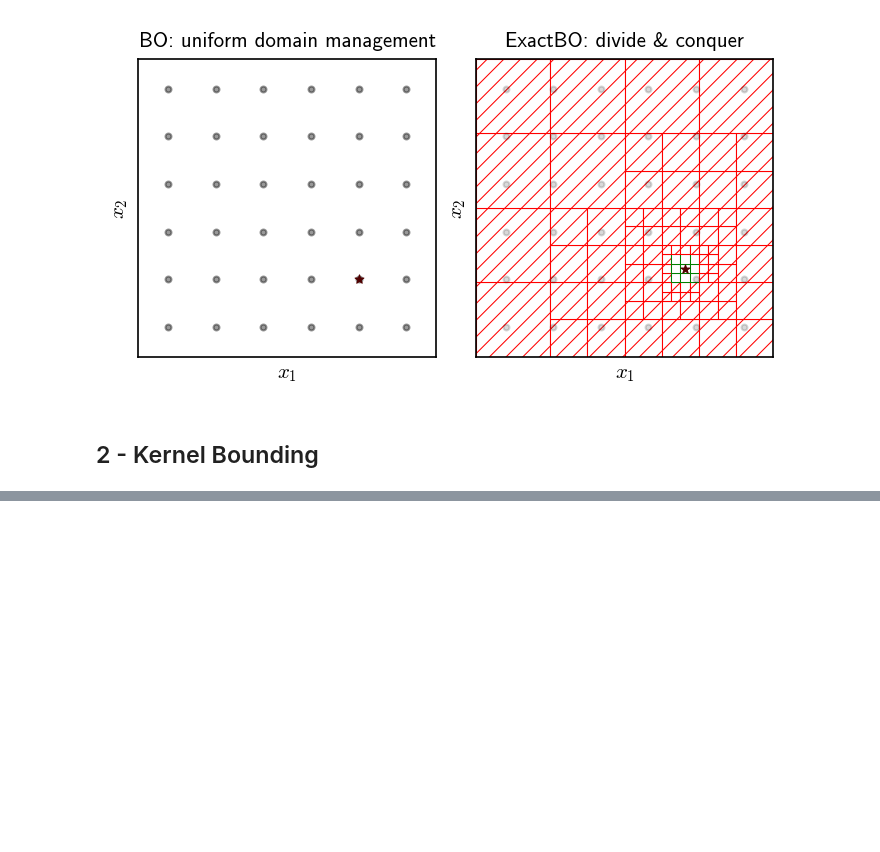
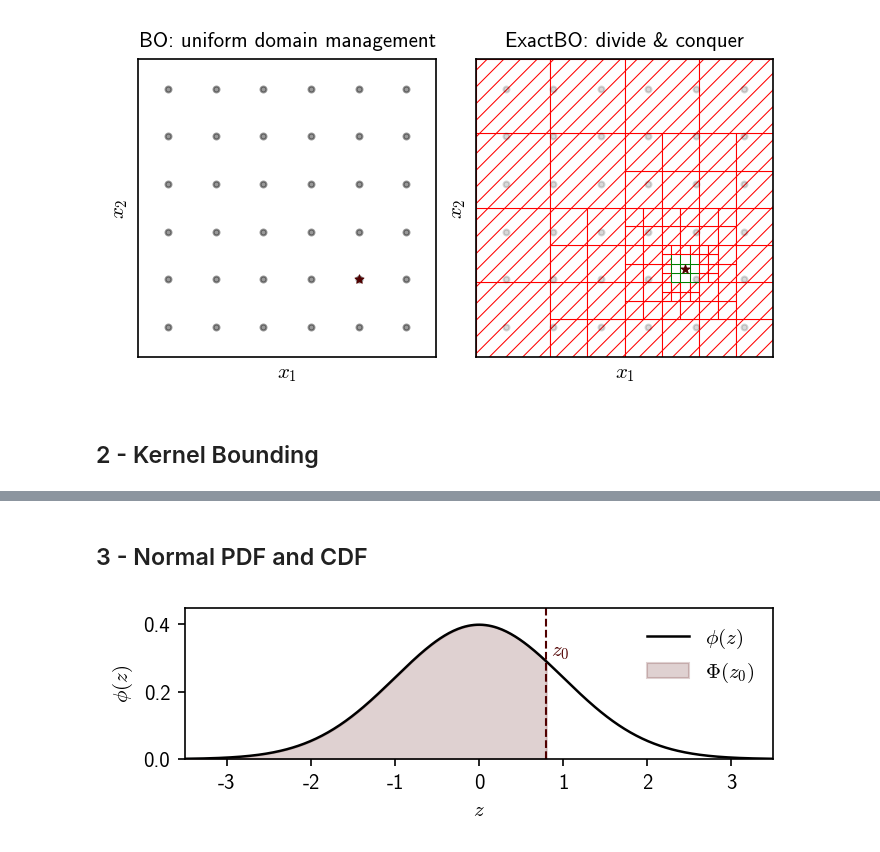
Before and after one commit to juanesfco/tamubo, a Jupyter notebook: development/exactBO_presentation.ipynb, the cells around one changed output, grey strips where cells are left out. Drawn from its saved outputs; the diff is of its cells as text; code cells hidden in the pictures; blank space fills up the shorter version.

```diff
--- a/development/exactBO_presentation.ipynb
+++ b/development/exactBO_presentation.ipynb
@@ -194,0 +200,56 @@ plt.show()
+# %% [markdown]
+## 3 - Normal PDF and CDF
+# %%
+import numpy as np
+import matplotlib as mpl
+import matplotlib.pyplot as plt
+from math import erf, sqrt
+
+# Same typography/style as previous cells
+mpl.rcParams.update({
+    "figure.dpi": 150,
+    "savefig.dpi": 300,
+    "font.size": 10,
+    "font.family": "sans-serif",
+    "font.sans-serif": ["Computer Modern Sans Serif", "CMU Sans Serif", "CMU Sans", "cmss10", "cmss"],
+    "mathtext.fontset": "cm",
+    "mathtext.rm": "cm",
+    "mathtext.sf": "cmss",
+    "axes.unicode_minus": False,
+})
+
+aggiemaroon = np.array([[80/255, 0, 0]])
+
+def phi(z):
+    return 1 / np.sqrt(2 * np.pi) * np.exp(-0.5 * z**2)
+
+def Phi(z):
+    return 0.5 * (1 + erf(z / sqrt(2)))
+
+z = np.linspace(-3.5, 3.5, 400)
+z0 = 0.8  # pick any example cutoff
+
+fig, ax = plt.subplots(figsize=(4.5, 1.5), constrained_layout=True)
+ax.plot(z, phi(z), color="black", lw=1.2, label=r"$\phi(z)$")
+
+# shade Φ(z0)
+mask = z <= z0
+ax.fill_between(z[mask], phi(z)[mask], color=aggiemaroon[0], alpha=0.18,
+                label=rf"$\Phi(z_0)$")
+ax.axvline(z0, color=aggiemaroon[0], lw=1.0, ls="--")
+ax.text(z0 + 0.05, phi(z0) + 0.015, rf"$z_0$", color=aggiemaroon[0])
+
+ax.set_xlim(-3.5, 3.5)
+ax.set_ylim(0, 0.45)
+ax.set_xlabel(r"$z$")
+ax.set_ylabel(r"$\phi(z)$")
+ax.legend(frameon=False)
+for spine in ax.spines.values():
+    spine.set_color("black")
+    spine.set_linewidth(0.8)
+
+plt.show()
+fig.savefig("Figures/phi_cdf_shaded_transparent.png", dpi=500, transparent=True)
+fig.savefig("Figures/phi_cdf_shaded.png", dpi=500)
+# %% [output]
+[figure, added]
```
Also changed, not shown: parts of 3 cells of this notebook, 8 other files.
